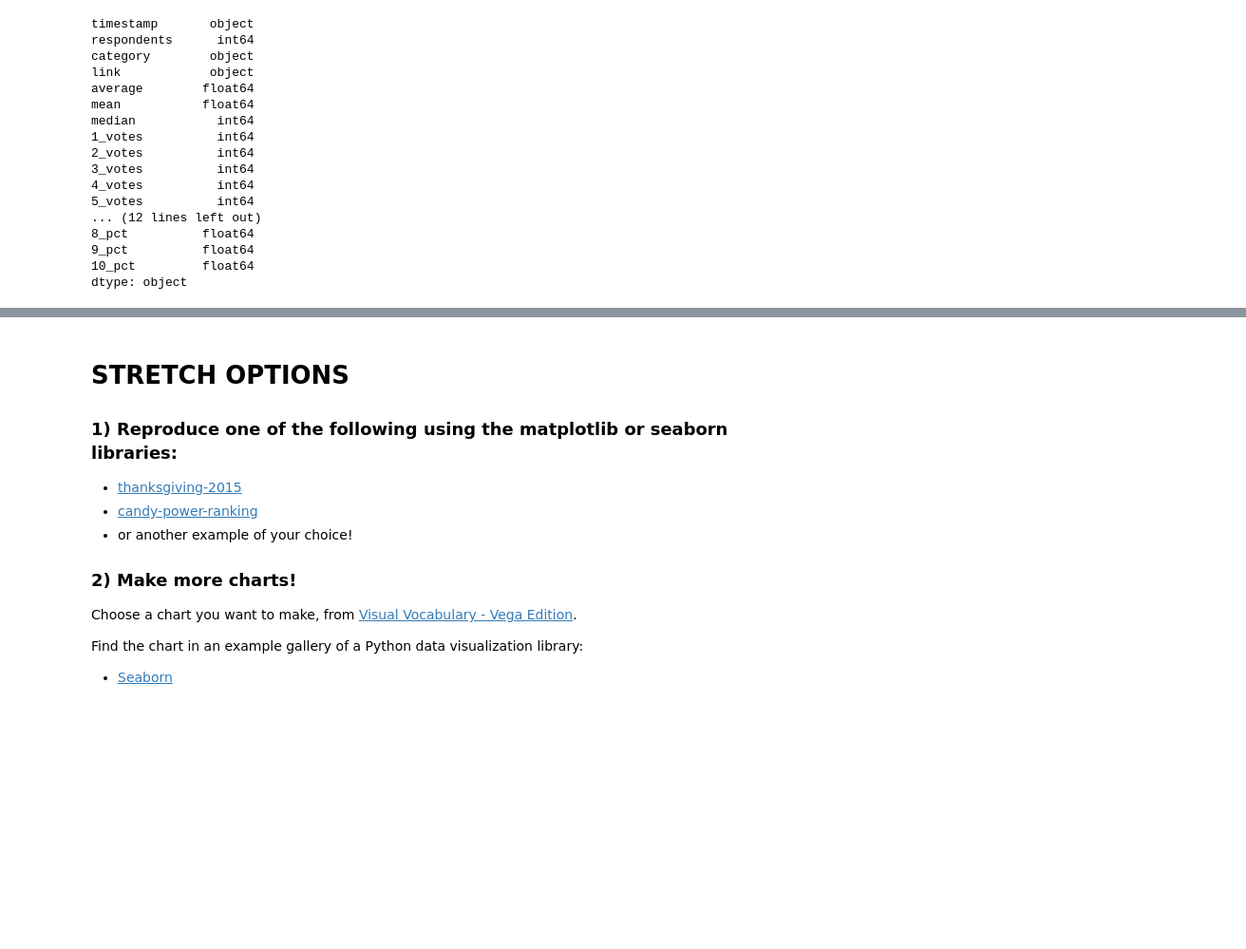
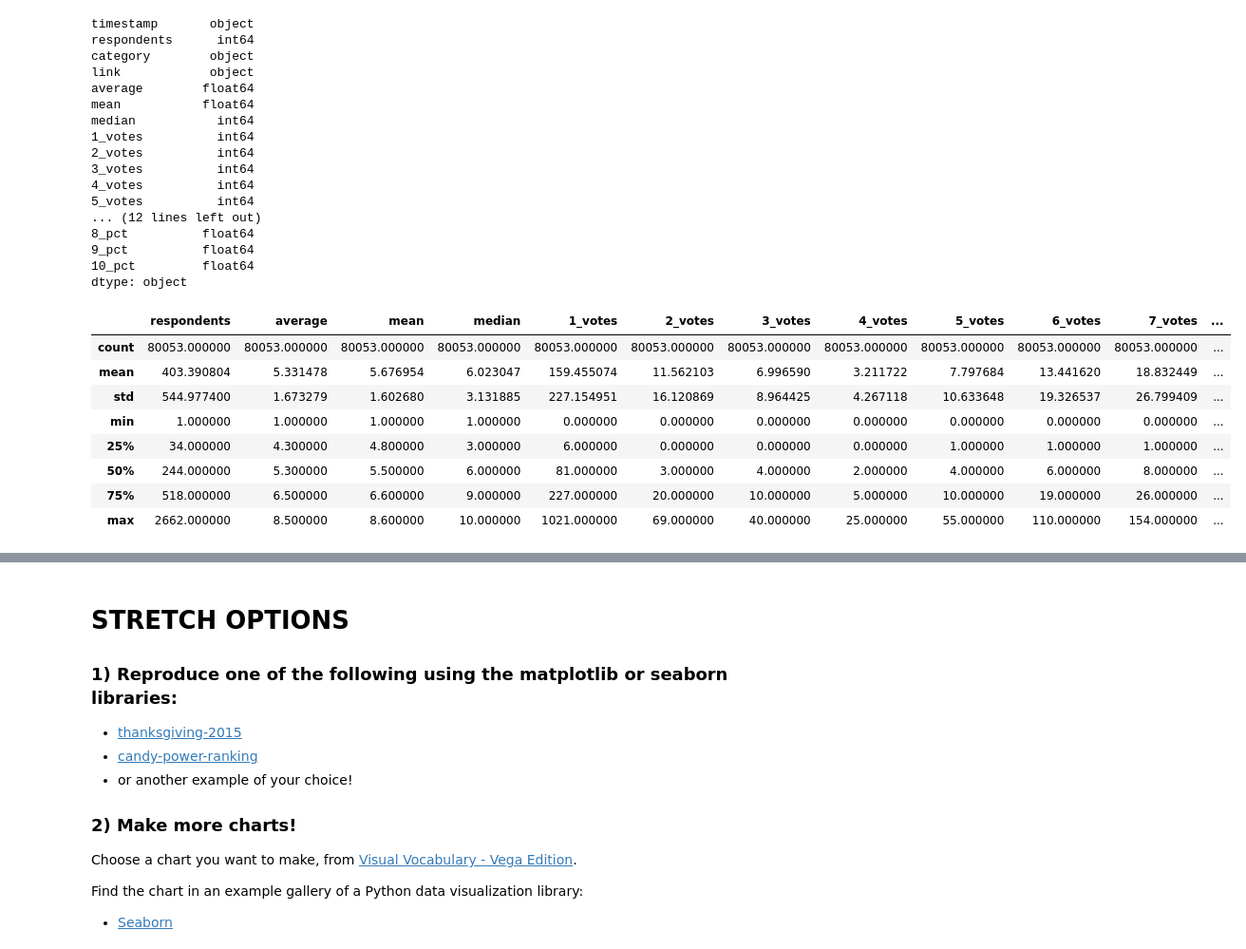
Before and after one commit to bloominstituteoftechnology/DS-Unit-1-Sprint-2-Data-Wrangling-and-Storytelling, a Jupyter notebook: module3-make-explanatory-visualizations/Joseph_Shirk_LS_DS_123_Make_Explanatory_Visualizations_Assignment.ipynb, the cells around one changed output, grey strips where cells are left out. Shown at 95% size. Drawn from its saved outputs; the diff is of its cells as text; code cells hidden in the pictures; blank space fills up the shorter version.

```diff
--- a/module3-make-explanatory-visualizations/Joseph_Shirk_LS_DS_123_Make_Explanatory_Visualizations_Assignment.ipynb
+++ b/module3-make-explanatory-visualizations/Joseph_Shirk_LS_DS_123_Make_Explanatory_Visualizations_Assignment.ipynb
@@ -344,0 +348,12 @@ dtype: object
+# %%
+df.describe()
+# %% [output]
+|  | respondents | average | mean | median | 1_votes | 2_votes | 3_votes | 4_votes | 5_votes | 6_votes | 7_votes | ... |
+| count | 80053.000000 | 80053.000000 | 80053.000000 | 80053.000000 | 80053.000000 | 80053.000000 | 80053.000000 | 80053.000000 | 80053.000000 | 80053.000000 | 80053.000000 | ... |
+| mean | 403.390804 | 5.331478 | 5.676954 | 6.023047 | 159.455074 | 11.562103 | 6.996590 | 3.211722 | 7.797684 | 13.441620 | 18.832449 | ... |
+| std | 544.977400 | 1.673279 | 1.602680 | 3.131885 | 227.154951 | 16.120869 | 8.964425 | 4.267118 | 10.633648 | 19.326537 | 26.799409 | ... |
+| min | 1.000000 | 1.000000 | 1.000000 | 1.000000 | 0.000000 | 0.000000 | 0.000000 | 0.000000 | 0.000000 | 0.000000 | 0.000000 | ... |
+| 25% | 34.000000 | 4.300000 | 4.800000 | 3.000000 | 6.000000 | 0.000000 | 0.000000 | 0.000000 | 1.000000 | 1.000000 | 1.000000 | ... |
+| 50% | 244.000000 | 5.300000 | 5.500000 | 6.000000 | 81.000000 | 3.000000 | 4.000000 | 2.000000 | 4.000000 | 6.000000 | 8.000000 | ... |
+| 75% | 518.000000 | 6.500000 | 6.600000 | 9.000000 | 227.000000 | 20.000000 | 10.000000 | 5.000000 | 10.000000 | 19.000000 | 26.000000 | ... |
+| max | 2662.000000 | 8.500000 | 8.600000 | 10.000000 | 1021.000000 | 69.000000 | 40.000000 | 25.000000 | 55.000000 | 110.000000 | 154.000000 | ... |
```
Also changed, not shown: parts of 27 cells of this notebook.
